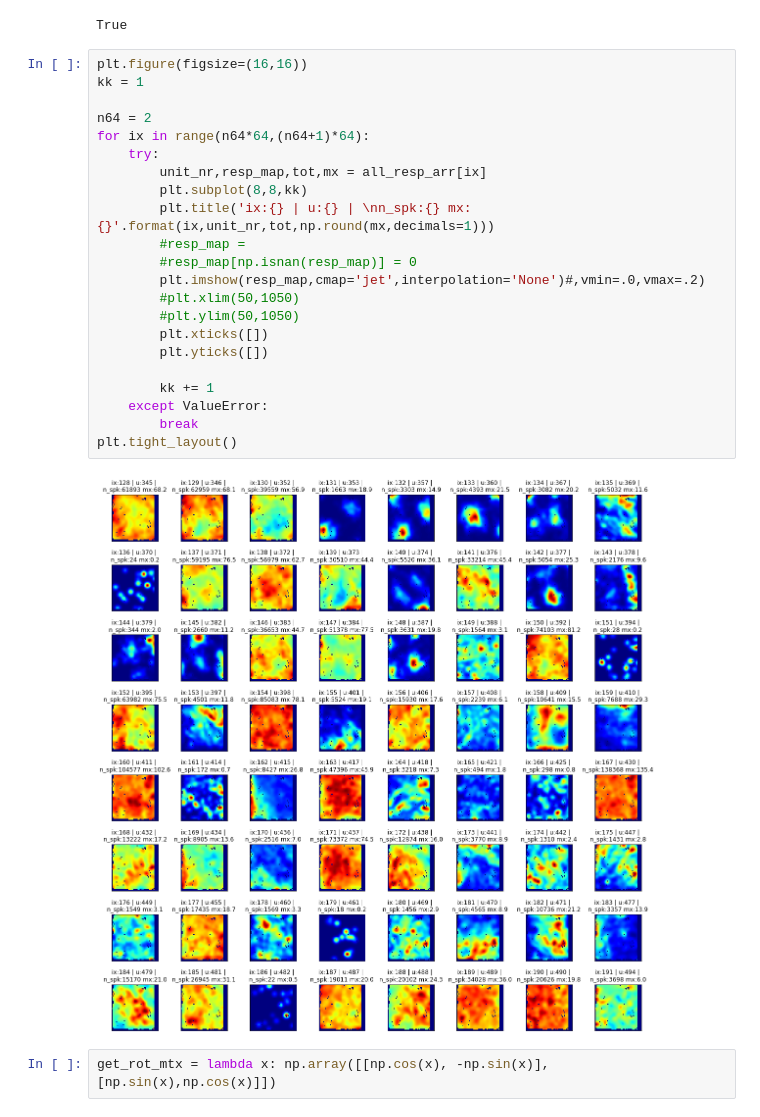
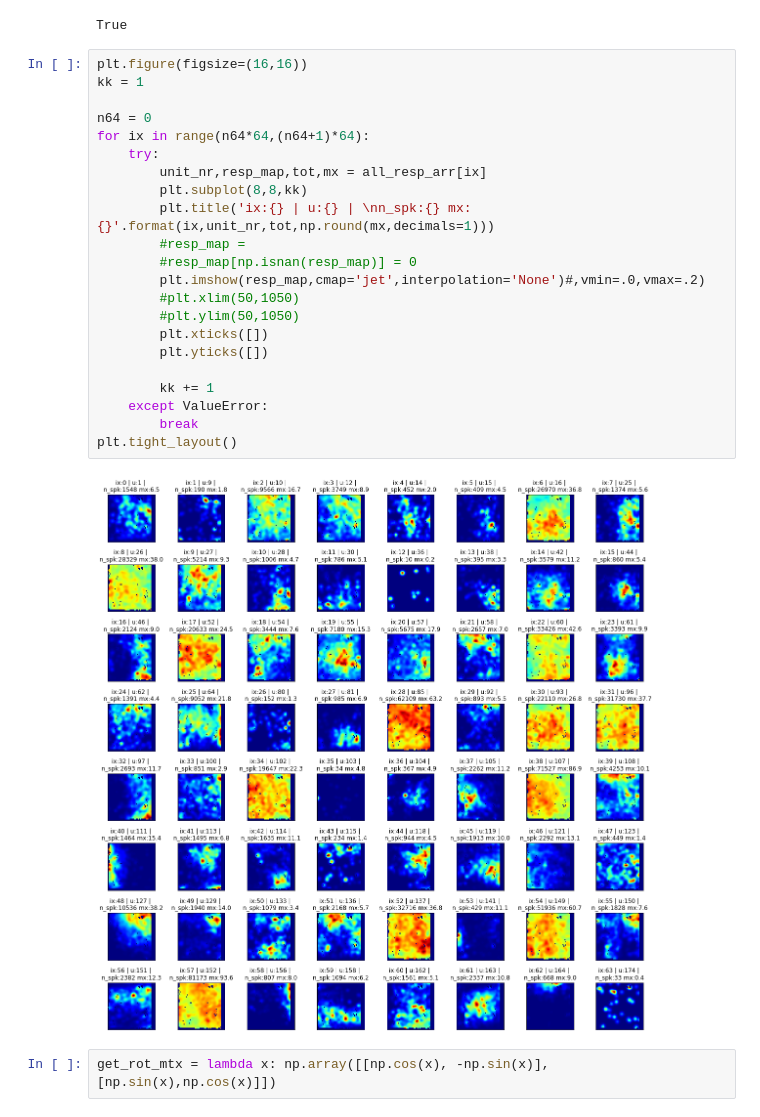
Before and after one commit to yves-weissenberger/ll_ephys, a Jupyter notebook: ephys_notebooks/extract_position_from_video.ipynb, the cells around one changed output. Drawn from its saved outputs; the diff is of its cells as text.

```diff
--- a/ephys_notebooks/extract_position_from_video.ipynb
+++ b/ephys_notebooks/extract_position_from_video.ipynb
@@ -481,27 +643,27 @@ True
 # %%
 plt.figure(figsize=(16,16))
 kk = 1
 
-n64 = 2
+n64 = 0
 for ix in range(n64*64,(n64+1)*64):
     try:
         unit_nr,resp_map,tot,mx = all_resp_arr[ix]
         plt.subplot(8,8,kk)
         plt.title('ix:{} | u:{} | \nn_spk:{} mx:{}'.format(ix,unit_nr,tot,np.round(mx,decimals=1)))
         #resp_map =
         #resp_map[np.isnan(resp_map)] = 0
         plt.imshow(resp_map,cmap='jet',interpolation='None')#,vmin=.0,vmax=.2)
         #plt.xlim(50,1050)
         #plt.ylim(50,1050)
         plt.xticks([])
         plt.yticks([])
 
         kk += 1
     except ValueError:
         break
 plt.tight_layout()
 # %% [output]
-[figure, old version]
+[figure, new version]
 # %%
 get_rot_mtx = lambda x: np.array([[np.cos(x), -np.sin(x)],[np.sin(x),np.cos(x)]])
 # %%
```
Also changed, not shown: parts of 29 cells of this notebook, 18 other files.
